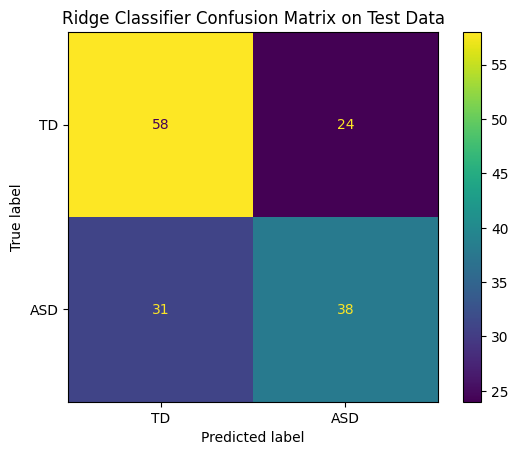
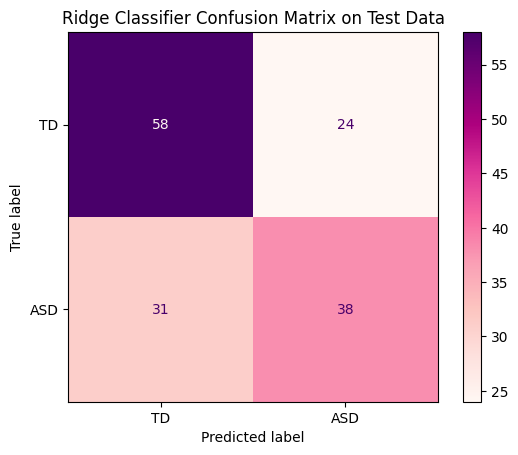
The change to this notebook cell's code, shown as a diff; its figure went from the first image to the second:
--- before
+++ after
@@ -3,6 +3,8 @@
     y_pred,
     labels = [0, 1],
-    display_labels = ['TD', 'ASD']
+    display_labels = ['TD', 'ASD'],
+    cmap = 'RdPu'
 )
 
 plt.title('Ridge Classifier Confusion Matrix on Test Data')
+plt.savefig("./Results/RC_cm")

Commit: Adjust result presentation Corrects and saves plots